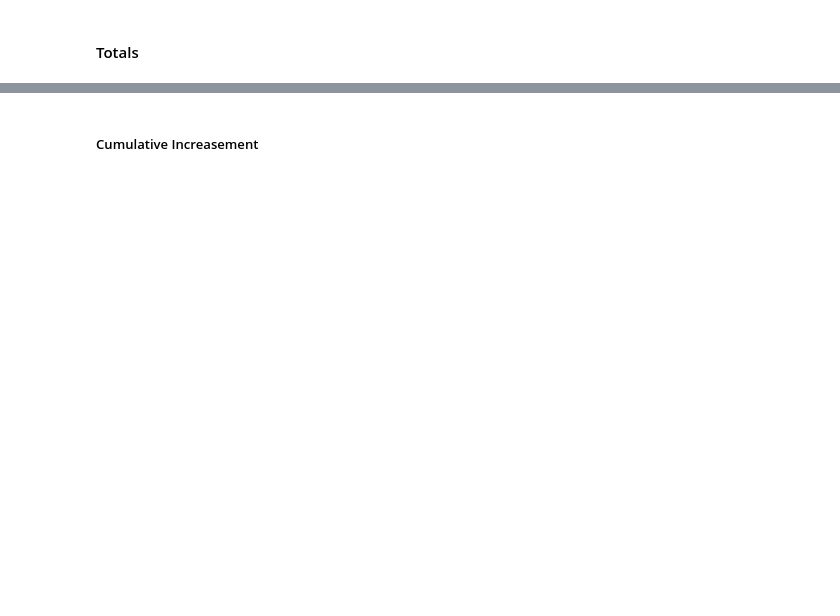
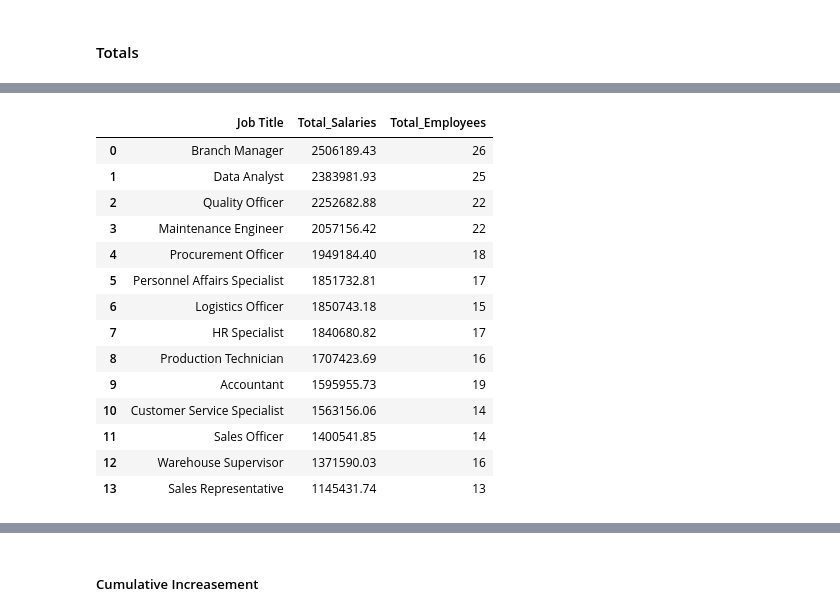
Before and after one commit to mennamhmoudd/HR-Analytics---Mid-Project, a Jupyter notebook: payroll EDA.ipynb, the cells around one changed output, grey strips where cells are left out. Cells and saved outputs as stored; diff of their text form; code cells hidden in the pictures; blank space fills up the shorter version.

```diff
--- a/payroll EDA.ipynb
+++ b/payroll EDA.ipynb
@@ -136,13 +337,29 @@ total_employees_per_title
 # %%
-total_salaries_per_title = (df.groupby('Job Title')
+total_salaries_per_title = (df.groupby(['Job Title'])
 .agg(
     Total_Salaries = ('Gross Salary','sum'),
     Total_Employees = ('Employee ID','nunique')
     )
 .sort_values(ascending=False , by =['Total_Salaries'])
 .reset_index()
 )
 total_salaries_per_title
+# %% [output]
+|  | Job Title | Total_Salaries | Total_Employees |
+| 0 | Branch Manager | 2506189.43 | 26 |
+| 1 | Data Analyst | 2383981.93 | 25 |
+| 2 | Quality Officer | 2252682.88 | 22 |
+| 3 | Maintenance Engineer | 2057156.42 | 22 |
+| 4 | Procurement Officer | 1949184.40 | 18 |
+| 5 | Personnel Affairs Specialist | 1851732.81 | 17 |
+| 6 | Logistics Officer | 1850743.18 | 15 |
+| 7 | HR Specialist | 1840680.82 | 17 |
+| 8 | Production Technician | 1707423.69 | 16 |
+| 9 | Accountant | 1595955.73 | 19 |
+| 10 | Customer Service Specialist | 1563156.06 | 14 |
+| 11 | Sales Officer | 1400541.85 | 14 |
+| 12 | Warehouse Supervisor | 1371590.03 | 16 |
+| 13 | Sales Representative | 1145431.74 | 13 |
 # %%
 total_salaries_per_month = df.groupby(['Salaries Month','Month_num'])['Gross Salary'].sum().reset_index().sort_values(by='Month_num')
 total_salaries_per_month
```
Also changed, not shown: parts of 53 cells of this notebook, 2 other files.
